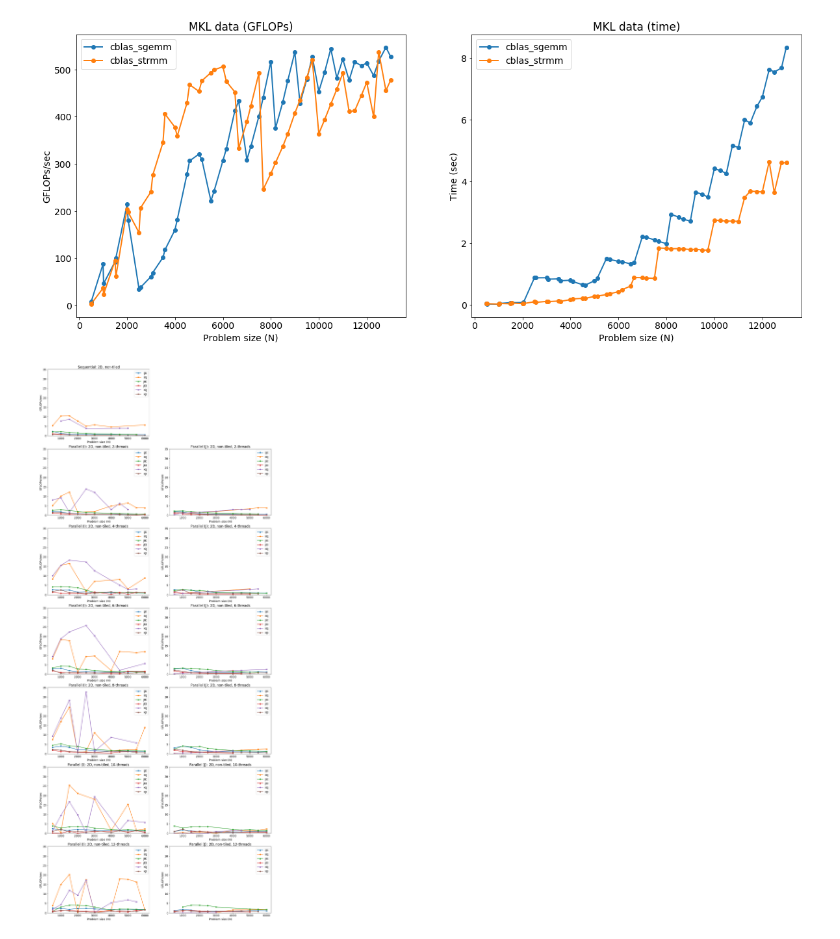
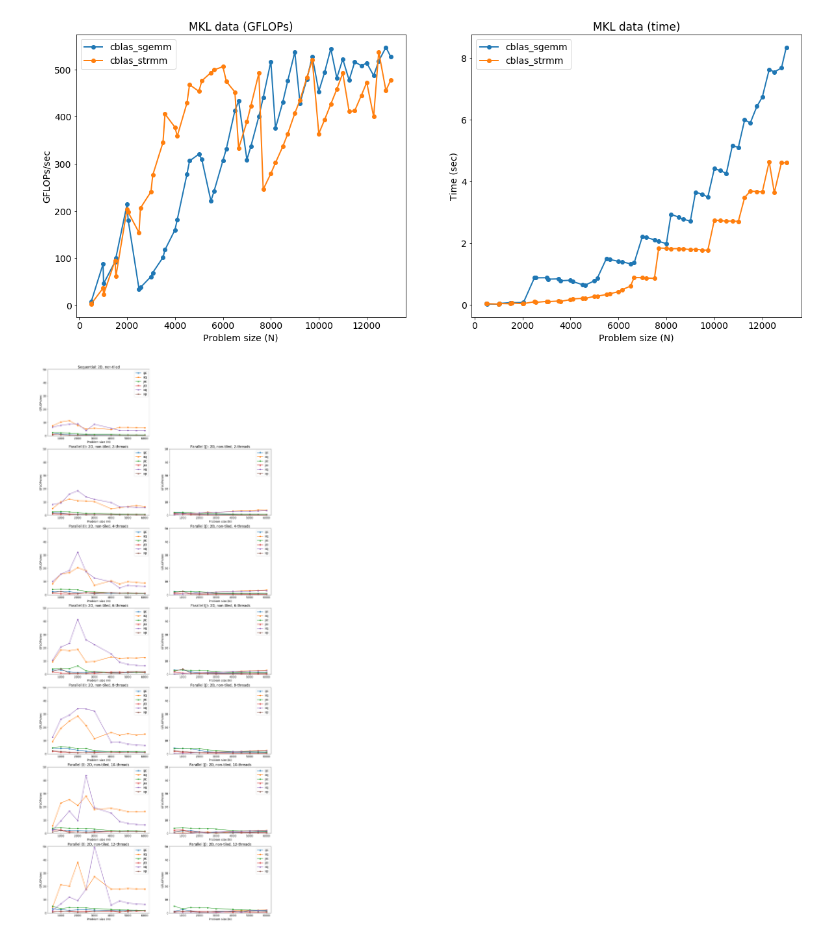
Before and after one commit to lnarmour/parric-ttmm, a Jupyter notebook: scripts/finalScripts/plots/Baseline.ipynb, the cells around one changed output. Cells and saved outputs as stored; diff of their text form; code cells hidden in the pictures.

Commit message:
added results for missing points

```diff
--- a/scripts/finalScripts/plots/Baseline.ipynb
+++ b/scripts/finalScripts/plots/Baseline.ipynb
@@ -10,10 +10,6 @@ for filename in glob('../results/2D*.json'):
     with open(filename, 'r') as f:
         data += json.load(f)
 
-for o in data:
-    if len(o['times'])==0:
-        print(o['command'])
-
 data = [o for o in data if len(o['times'])!=0 and not o['error']]
 # %%
 def calc_gflops(N, time, type):
@@ -176,20 +172,21 @@ def plot_ours(P, time=True, gflops=False, tiled=0, permutation=None, num_threads
     if legend:
         plt.legend()
 # %%
-P = load_our_data('../results/2D*.json')
+P = load_our_data('../results/2D.*.json')
 ON = True
+ymax = 50
 
 if ON:
     plt.figure(figsize=(20,50))
     plt.subplot(7,2,1)
-    plot_ours(P, parallel=0, gflops=True, title='Sequential: 2D, non-tiled', ymax=35)
+    plot_ours(P, parallel=0, gflops=True, title='Sequential: 2D, non-tiled', ymax=ymax)
     for i, n in enumerate(range(2,14,2)):
         plt.subplot(7,2,1+n)
-        plot_ours(P, parallel=1, gflops=True, num_threads=n, loop_parallelized=0, title='Parallel (I): 2D, non-tiled, {}-threads'.format(n), ymax=35)
+        plot_ours(P, parallel=1, gflops=True, num_threads=n, loop_parallelized=0, title='Parallel (I): 2D, non-tiled, {}-threads'.format(n), ymax=ymax)
         plt.subplot(7,2,1+n+1)
-        plot_ours(P, parallel=1, gflops=True, num_threads=n, loop_parallelized=1, title='Parallel (J): 2D, non-tiled, {}-threads'.format(n), ymax=35)
+        plot_ours(P, parallel=1, gflops=True, num_threads=n, loop_parallelized=1, title='Parallel (J): 2D, non-tiled, {}-threads'.format(n), ymax=ymax)
 # %% [output]
-[figure, old version]
+[figure, new version]
 # %%
 P = load_our_data('../results/2D*.json')
 
```
Also changed, not shown: parts of 2 cells of this notebook.
